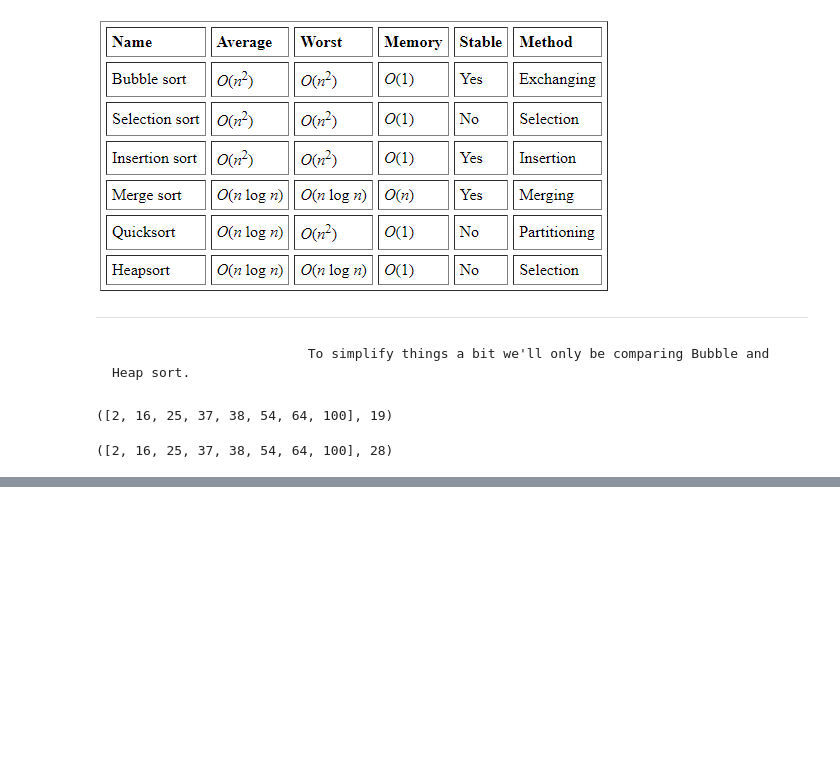
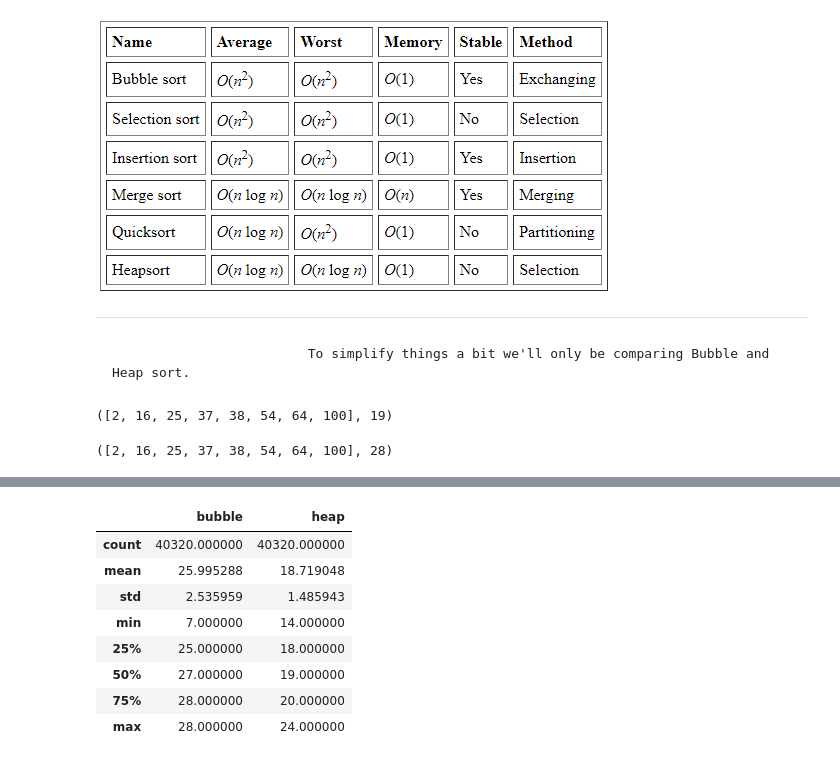
Before and after one commit to NatanTrosmanGMIT/GraphTheory, a Jupyter notebook: Heapsort.ipynb, the cells around one changed output, grey strips where cells are left out. Saved outputs shown, nothing was run; the diff lists cells and outputs as text; code cells hidden in the pictures; blank space fills up the shorter version.

Commit message:
Fixed issue
There was an issue with Pandas, I made the length of the list too big and didnt realize that it would take approx 4 minutes to compile. Explained error in textbook in cell 43

```diff
--- a/Heapsort.ipynb
+++ b/Heapsort.ipynb
@@ -487,0 +485,10 @@ df.describe()
+# %%
+# Here we'll try again with a shorter list for a more readable output
+
+# Length of example list.
+n = 8
+
+results = [[str(perm)[1:-1], bubble_sort(list(perm)), heapsort(list(perm))] for perm in itertools.permutations(range(n))]
+# %%
+# Lets us look at the results in a nicer output
+df = pd.DataFrame(results, columns=['list', 'bubble', 'heap'])
@@ -487,0 +504,12 @@ df.describe()
+# %%
+df.describe()
+# %% [output]
+|  | bubble | heap |
+| count | 40320.000000 | 40320.000000 |
+| mean | 25.995288 | 18.719048 |
+| std | 2.535959 | 1.485943 |
+| min | 7.000000 | 14.000000 |
+| 25% | 25.000000 | 18.000000 |
+| 50% | 27.000000 | 19.000000 |
+| 75% | 28.000000 | 20.000000 |
+| max | 28.000000 | 24.000000 |
```
Also changed, not shown: parts of 10 cells of this notebook.
